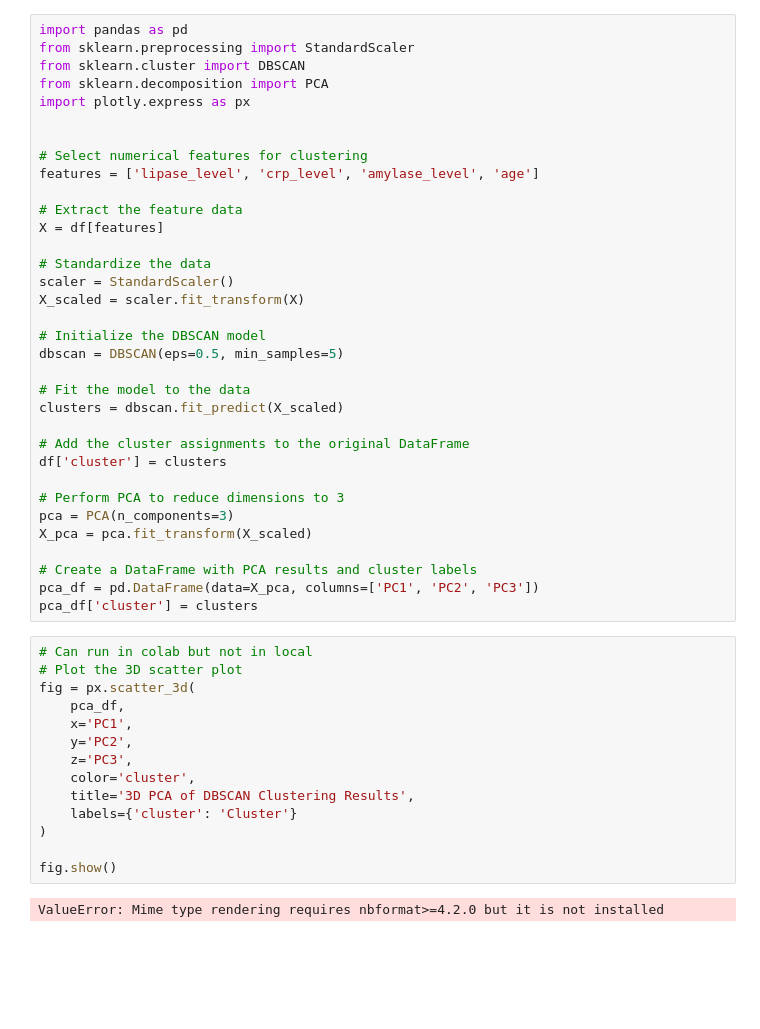
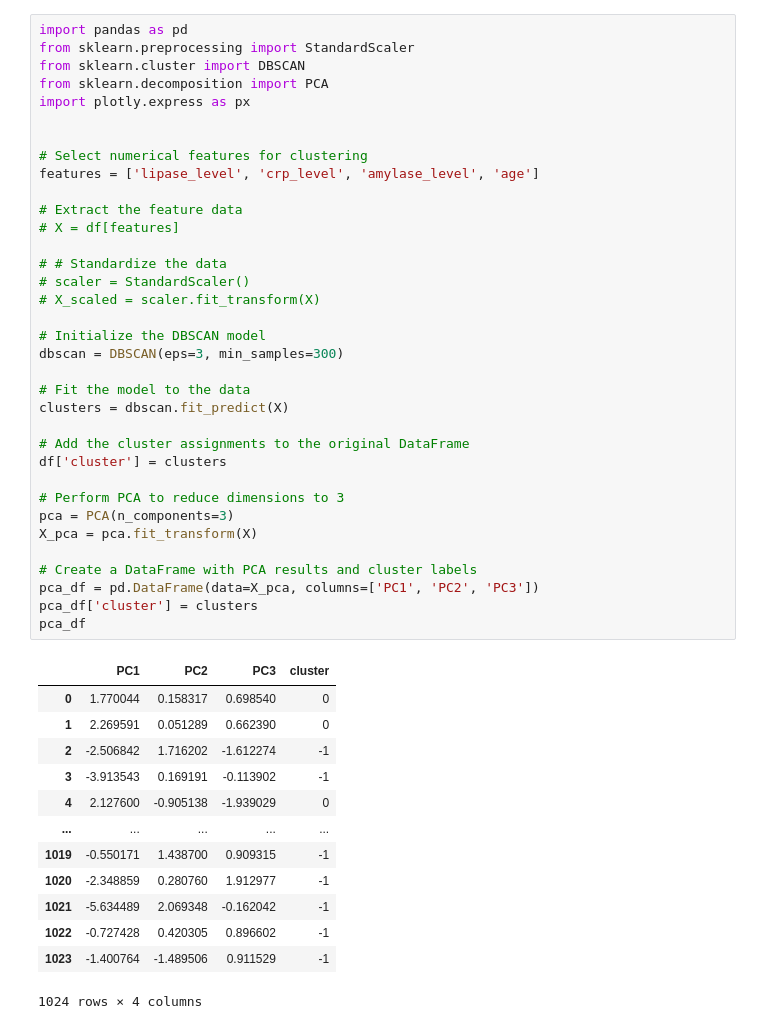
Before and after one commit to NanSang2000/COMP90089_MLAH, a Jupyter notebook: clustering.ipynb, the cells around one changed output. Cells and saved outputs as stored; diff of their text form; blank space fills up the shorter version.

```diff
--- a/clustering.ipynb
+++ b/clustering.ipynb
@@ -101,50 +187,49 @@ plt.show()
 # %%
 import pandas as pd
 from sklearn.preprocessing import StandardScaler
 from sklearn.cluster import DBSCAN
 from sklearn.decomposition import PCA
 import plotly.express as px
 
 
 # Select numerical features for clustering
 features = ['lipase_level', 'crp_level', 'amylase_level', 'age']
 
 # Extract the feature data
-X = df[features]
+# X = df[features]
 
-# Standardize the data
-scaler = StandardScaler()
-X_scaled = scaler.fit_transform(X)
+# # Standardize the data
+# scaler = StandardScaler()
+# X_scaled = scaler.fit_transform(X)
 
 # Initialize the DBSCAN model
-dbscan = DBSCAN(eps=0.5, min_samples=5)
+dbscan = DBSCAN(eps=3, min_samples=300)
 
 # Fit the model to the data
-clusters = dbscan.fit_predict(X_scaled)
+clusters = dbscan.fit_predict(X)
 
 # Add the cluster assignments to the original DataFrame
 df['cluster'] = clusters
 
 # Perform PCA to reduce dimensions to 3
 pca = PCA(n_components=3)
-X_pca = pca.fit_transform(X_scaled)
+X_pca = pca.fit_transform(X)
 
 # Create a DataFrame with PCA results and cluster labels
 pca_df = pd.DataFrame(data=X_pca, columns=['PC1', 'PC2', 'PC3'])
 pca_df['cluster'] = clusters
+pca_df
+# %% [output]
+|  | PC1 | PC2 | PC3 | cluster |
+| 0 | 1.770044 | 0.158317 | 0.698540 | 0 |
+| 1 | 2.269591 | 0.051289 | 0.662390 | 0 |
+| 2 | -2.506842 | 1.716202 | -1.612274 | -1 |
+| 3 | -3.913543 | 0.169191 | -0.113902 | -1 |
+| 4 | 2.127600 | -0.905138 | -1.939029 | 0 |
+| ... | ... | ... | ... | ... |
+| 1019 | -0.550171 | 1.438700 | 0.909315 | -1 |
+| 1020 | -2.348859 | 0.280760 | 1.912977 | -1 |
+| 1021 | -5.634489 | 2.069348 | -0.162042 | -1 |
+| 1022 | -0.727428 | 0.420305 | 0.896602 | -1 |
+| 1023 | -1.400764 | -1.489506 | 0.911529 | -1 |
+1024 rows × 4 columns
-# %%
-# Can run in colab but not in local
-# Plot the 3D scatter plot
-fig = px.scatter_3d(
-    pca_df,
-    x='PC1',
-    y='PC2',
-    z='PC3',
-    color='cluster',
-    title='3D PCA of DBSCAN Clustering Results',
-    labels={'cluster': 'Cluster'}
-)
-
-fig.show()
-# %% [output]
-ValueError: Mime type rendering requires nbformat>=4.2.0 but it is not installed
```
Also changed, not shown: parts of 6 cells of this notebook, 5 other files.
